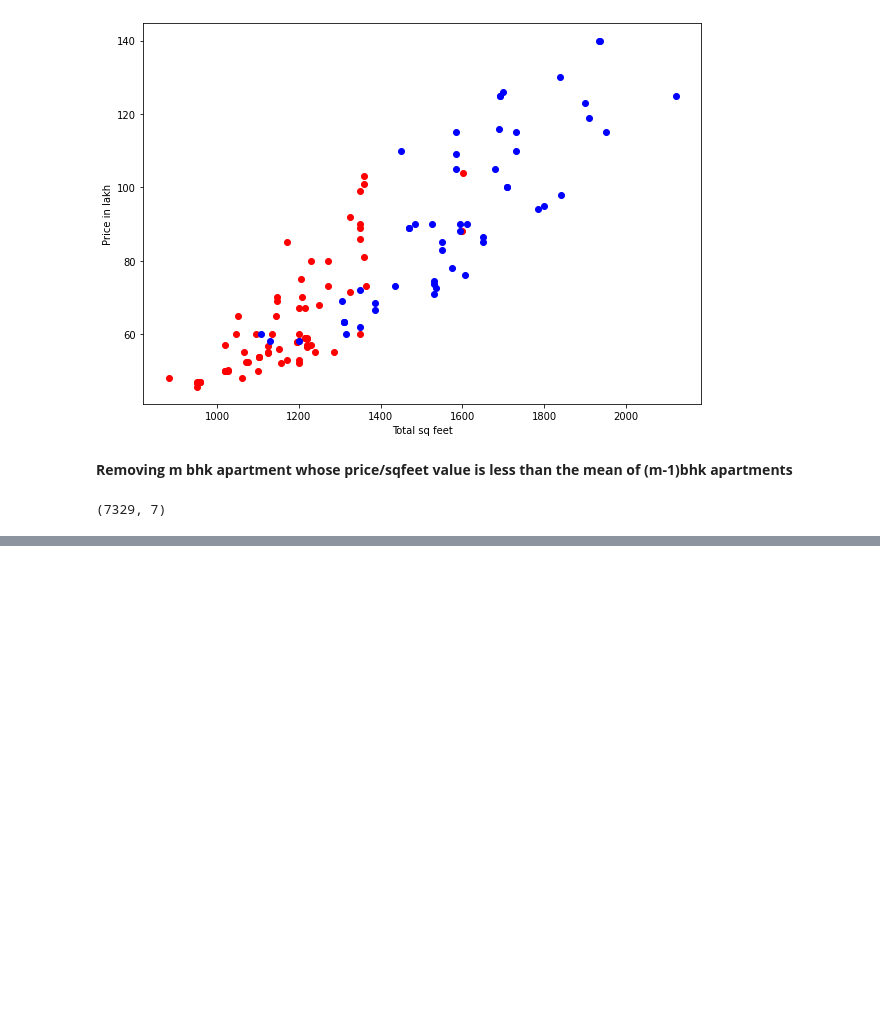
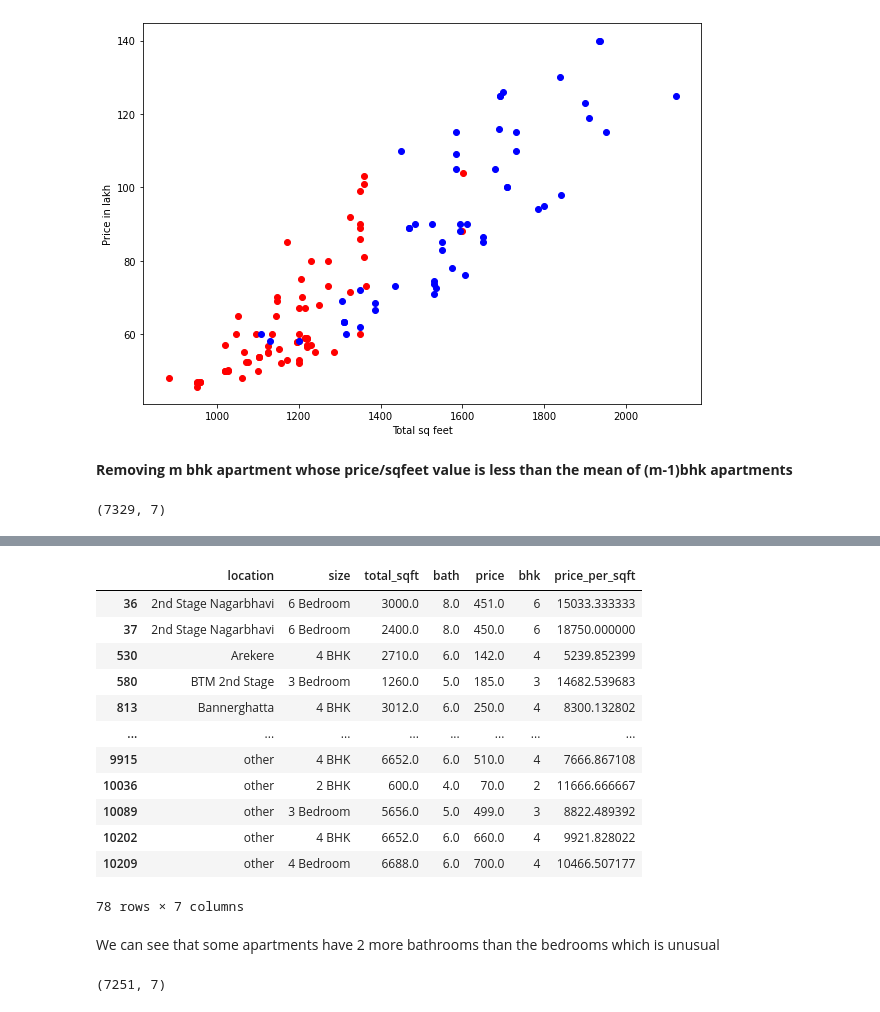
Before and after one commit to Bandhan-singh-katoch/Predict_home_price_prj_ML, a Jupyter notebook: predict-home-price-project.ipynb, the cells around one changed output, grey strips where cells are left out. Cells and saved outputs as stored; diff of their text form; code cells hidden in the pictures; blank space fills up the shorter version.

```diff
--- a/predict-home-price-project.ipynb
+++ b/predict-home-price-project.ipynb
@@ -322,0 +341,23 @@ df8.shape
+# %%
+df8[df8.bath >= df8.bhk+2]
+# %% [output]
+|  | location | size | total_sqft | bath | price | bhk | price_per_sqft |
+| 36 | 2nd Stage Nagarbhavi | 6 Bedroom | 3000.0 | 8.0 | 451.0 | 6 | 15033.333333 |
+| 37 | 2nd Stage Nagarbhavi | 6 Bedroom | 2400.0 | 8.0 | 450.0 | 6 | 18750.000000 |
+| 530 | Arekere | 4 BHK | 2710.0 | 6.0 | 142.0 | 4 | 5239.852399 |
+| 580 | BTM 2nd Stage | 3 Bedroom | 1260.0 | 5.0 | 185.0 | 3 | 14682.539683 |
+| 813 | Bannerghatta | 4 BHK | 3012.0 | 6.0 | 250.0 | 4 | 8300.132802 |
+| ... | ... | ... | ... | ... | ... | ... | ... |
+| 9915 | other | 4 BHK | 6652.0 | 6.0 | 510.0 | 4 | 7666.867108 |
+| 10036 | other | 2 BHK | 600.0 | 4.0 | 70.0 | 2 | 11666.666667 |
+| 10089 | other | 3 Bedroom | 5656.0 | 5.0 | 499.0 | 3 | 8822.489392 |
+| 10202 | other | 4 BHK | 6652.0 | 6.0 | 660.0 | 4 | 9921.828022 |
+| 10209 | other | 4 Bedroom | 6688.0 | 6.0 | 700.0 | 4 | 10466.507177 |
+78 rows × 7 columns
+# %% [markdown]
+We can see that some apartments have 2 more bathrooms than the bedrooms which is unusual
+# %%
+df9 = df8[df8.bath < df8.bhk+2]
+df9.shape
+# %% [output]
+(7251, 7)
```
Also changed, not shown: parts of 6 cells of this notebook.
